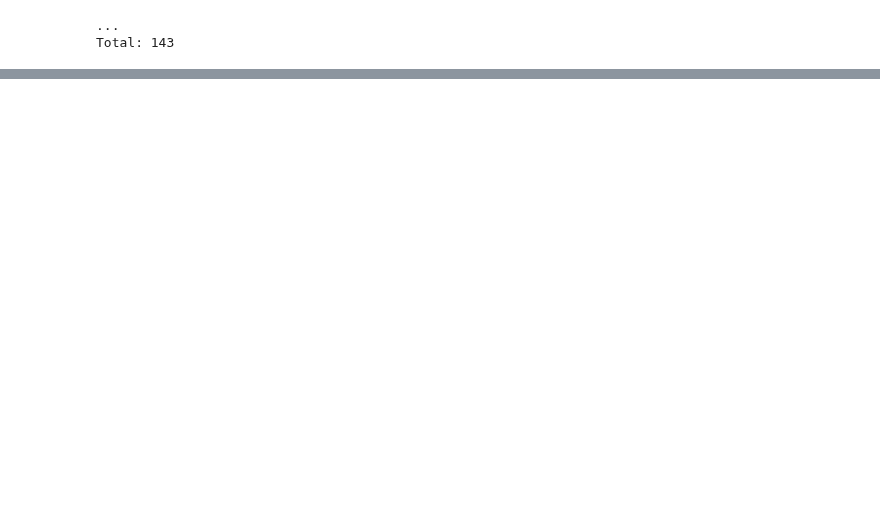
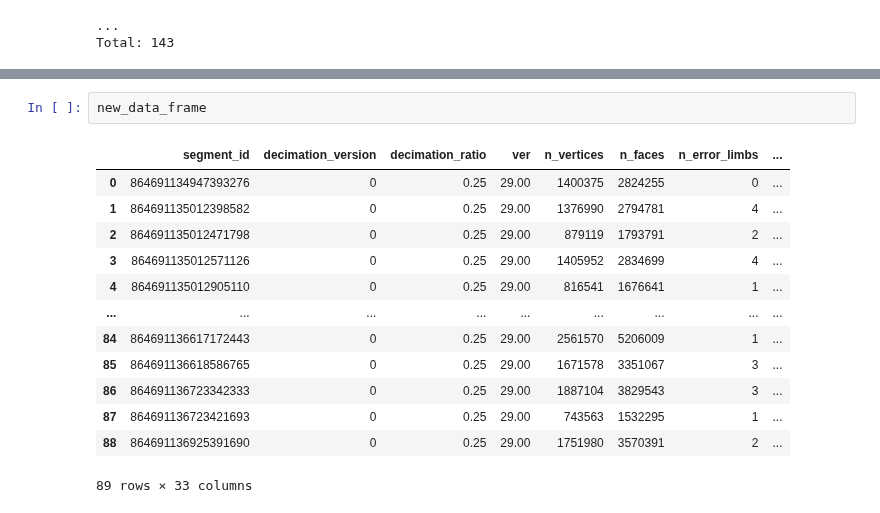
Before and after one commit to celiibrendan/neuron_mesh_tools, a Jupyter notebook: Auto_Proofreading/Preprocessing_Pipeline/Inspecting_Proofreading_Pipeline.ipynb, the cells around one changed output, grey strips where cells are left out. Saved outputs shown, nothing was run; the diff lists cells and outputs as text; blank space fills up the shorter version.

```diff
--- a/Auto_Proofreading/Preprocessing_Pipeline/Inspecting_Proofreading_Pipeline.ipynb
+++ b/Auto_Proofreading/Preprocessing_Pipeline/Inspecting_Proofreading_Pipeline.ipynb
@@ -713,0 +789,16 @@ Total: 143
+# %%
+new_data_frame
+# %% [output]
+|  | segment_id | decimation_version | decimation_ratio | ver | n_vertices | n_faces | n_error_limbs | ... |
+| 0 | 864691134947393276 | 0 | 0.25 | 29.00 | 1400375 | 2824255 | 0 | ... |
+| 1 | 864691135012398582 | 0 | 0.25 | 29.00 | 1376990 | 2794781 | 4 | ... |
+| 2 | 864691135012471798 | 0 | 0.25 | 29.00 | 879119 | 1793791 | 2 | ... |
+| 3 | 864691135012571126 | 0 | 0.25 | 29.00 | 1405952 | 2834699 | 4 | ... |
+| 4 | 864691135012905110 | 0 | 0.25 | 29.00 | 816541 | 1676641 | 1 | ... |
+| ... | ... | ... | ... | ... | ... | ... | ... | ... |
+| 84 | 864691136617172443 | 0 | 0.25 | 29.00 | 2561570 | 5206009 | 1 | ... |
+| 85 | 864691136618586765 | 0 | 0.25 | 29.00 | 1671578 | 3351067 | 3 | ... |
+| 86 | 864691136723342333 | 0 | 0.25 | 29.00 | 1887104 | 3829543 | 3 | ... |
+| 87 | 864691136723421693 | 0 | 0.25 | 29.00 | 743563 | 1532295 | 1 | ... |
+| 88 | 864691136925391690 | 0 | 0.25 | 29.00 | 1751980 | 3570391 | 2 | ... |
+89 rows × 33 columns
```
Also changed, not shown: parts of 21 cells of this notebook, 5 other files.
